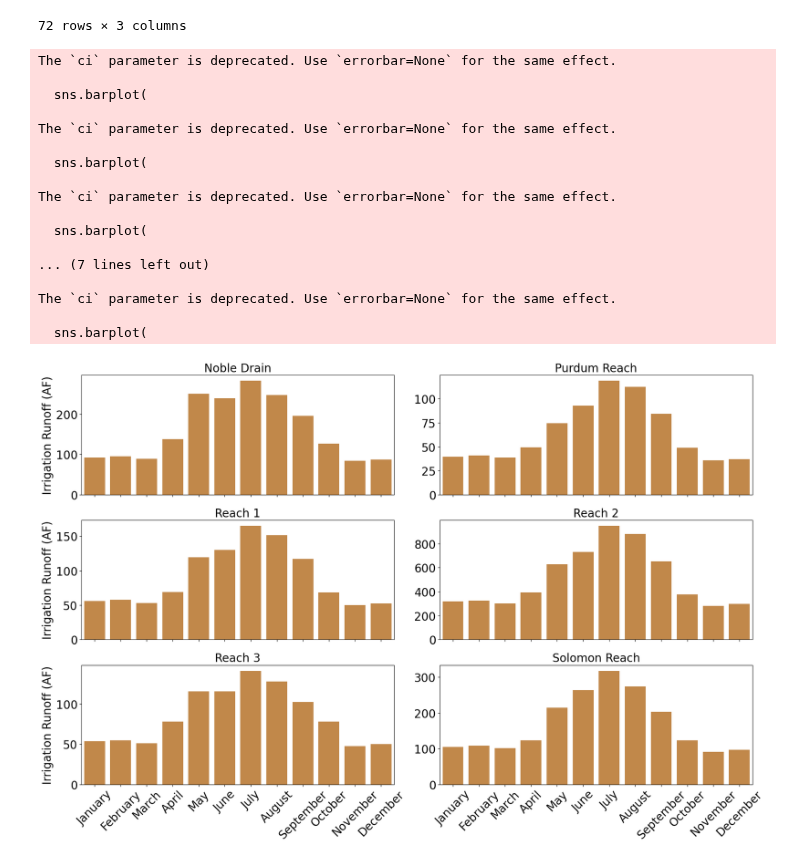
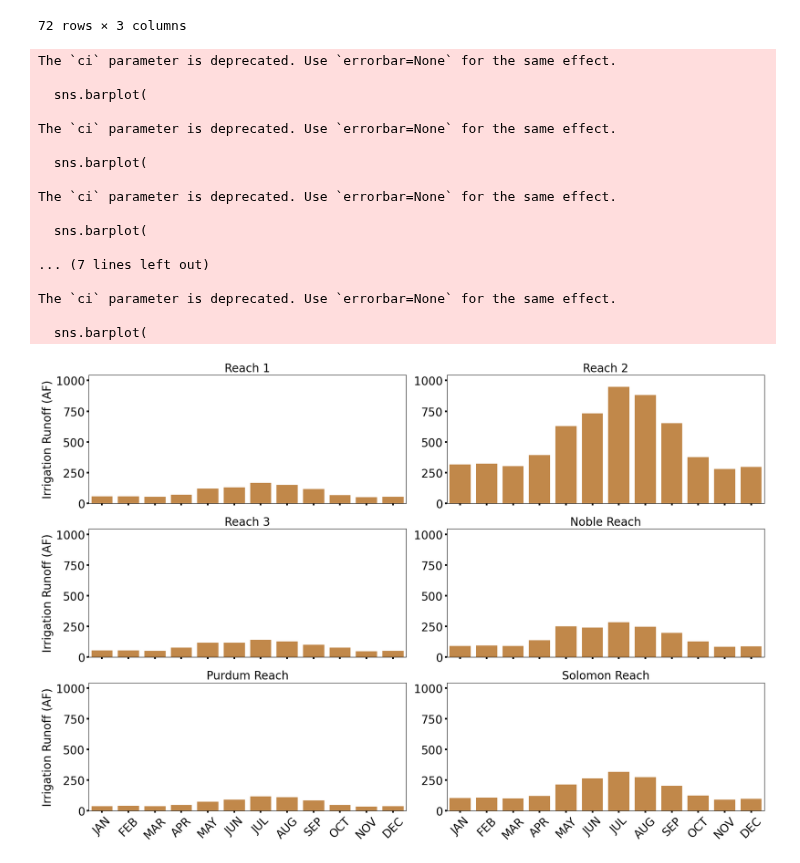
Before and after one commit to carlibeisel/mason_water_budget, a Jupyter notebook: reach_irrigation_runoff.ipynb, the cells around one changed output. Saved outputs shown, nothing was run; the diff lists cells and outputs as text; code cells hidden in the pictures.

```diff
--- a/reach_irrigation_runoff.ipynb
+++ b/reach_irrigation_runoff.ipynb
@@ -95,24 +95,36 @@ runoff_final
 # Plot of Reach Irrigation Runoff
 # ------------------------------ #
 
+# Load the dataset
 data = pd.read_csv('/content/drive/MyDrive/Data/Mason Water Budget/data_output/irrigation_runoff_out/reach_runoff_final.csv')
+data['Reach'] = data['Reach'].replace('Noble Drain','Noble Reach')
 
-# Define the order of months with full names
-month_order = ['January', 'February', 'March', 'April', 'May', 'June',
-               'July', 'August', 'September', 'October', 'November', 'December']
+# Define the order of abbreviated month names
+month_order_abbrev = ['JAN', 'FEB', 'MAR', 'APR', 'MAY', 'JUN',
+                      'JUL', 'AUG', 'SEP', 'OCT', 'NOV', 'DEC']
 
-# Convert abbreviated month names to full names
-if data['month'].str.len().max() == 3:  # Likely abbreviated month names
-    data['month'] = pd.to_datetime(data['month'], format='%b').dt.strftime('%B')
+# Convert full month names or abbreviated month names to consistent abbreviations
+data['month'] = pd.to_datetime(data['month'], format='%b' if data['month'].str.len().max() == 3 else '%B').dt.strftime('%b').str.upper()
 
 # Ensure the 'month' column is ordered
-data['month'] = pd.Categorical(data['month'], categories=month_order, ordered=True)
+data['month'] = pd.Categorical(data['month'], categories=month_order_abbrev, ordered=True)
 
+# Define the desired order of reaches
+reach_order = ['Reach 1', 'Reach 2', 'Reach 3', 'Noble Reach', 'Purdum Reach', 'Solomon Reach']
+
+# Reorder the DataFrame based on the custom order
+data['Reach'] = pd.Categorical(data['Reach'], categories=reach_order, ordered=True)
+data = data.sort_values('Reach')
+
+# Get unique reaches
 reaches = data['Reach'].unique()
 
 # Create a 3x2 panel (6 plots)
 fig, axes = plt.subplots(3, 2, figsize=(18, 12))
 axes = axes.flatten()
+
+# Determine a common y-axis range
+common_ylim = (0, data['runoff(af)'].max() * 1.1)
 
 # Iterate over each reach and create a plot
 for i, reach in enumerate(reaches):
@@ -121,9 +133,12 @@ for i, reach in enumerate(reaches):
         sns.barplot(
             data=data[data['Reach'] == reach],
             x='month', y='runoff(af)', color='#D58936', ci=None, ax=ax,
-            order=month_order  # x-axis is ordered by actual months
+            order=month_order_abbrev  # x-axis is ordered by abbreviated months
         )
         ax.set_title(reach, fontsize=20)
+
+        # Apply common y-axis limit
+        ax.set_ylim(common_ylim)
 
         # Remove x-axis labels except for the bottom panels
         if i < len(axes) - 2:  # Not in the last row
@@ -139,40 +154,41 @@ for i, reach in enumerate(reaches):
             ax.set_ylabel('Irrigation Runoff (AF)', fontsize=20)
 
         # Ensure all plots still have y-tick labels
-        ax.tick_params(axis='y', labelsize=20)
+        ax.tick_params(axis='y', labelsize=20, width=3)
 
         # Customize x-tick labels
-        ax.tick_params(axis='x', rotation=45, labelsize=20)
+        ax.tick_params(axis='x', rotation=45, labelsize=20, width=3)
 
 # Remove unused axes
 for j in range(len(reaches), len(axes)):
     fig.delaxes(axes[j])
 
 plt.tight_layout()
 
+# Save the plot
 output_path = '/content/drive/MyDrive/Data/Mason Water Budget/data_output/irrigation_runoff_out/mason_runoff_panel.png'
 plt.savefig(output_path, dpi=300, bbox_inches='tight')
 plt.show()
 plt.close()
 # %% [output]
 The `ci` parameter is deprecated. Use `errorbar=None` for the same effect.
 
   sns.barplot(
 
 The `ci` parameter is deprecated. Use `errorbar=None` for the same effect.
 
   sns.barplot(
 
 The `ci` parameter is deprecated. Use `errorbar=None` for the same effect.
 
   sns.barplot(
 
 ... (7 lines left out)
 
 The `ci` parameter is deprecated. Use `errorbar=None` for the same effect.
 
   sns.barplot(
-[figure, old version]
+[figure, new version]
 # %%
 # ------------ #
 # SCATTER PLOT
```
Also changed, not shown: parts of 1 cell of this notebook.
